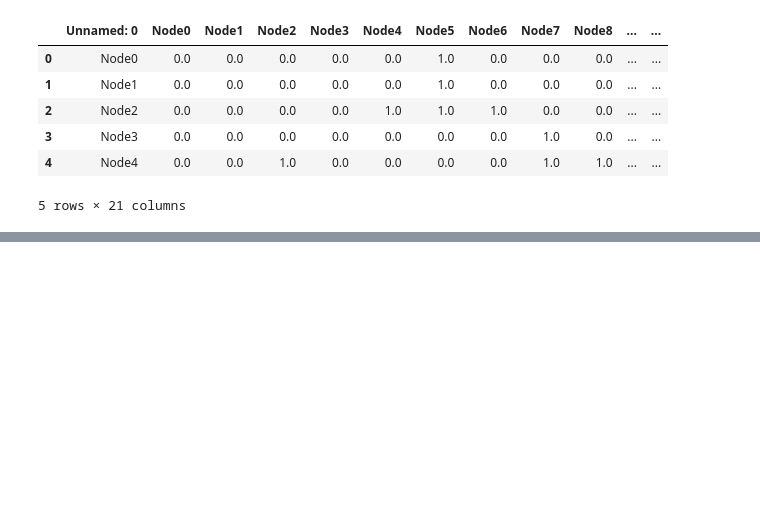
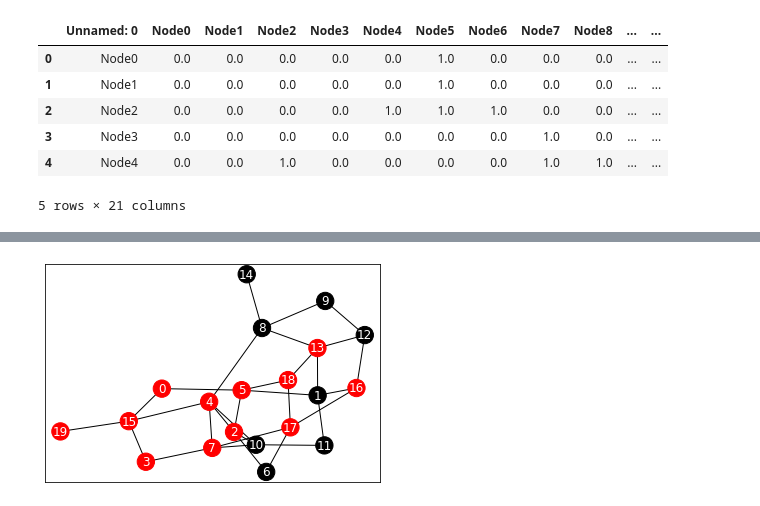
Before and after one commit to letitride/PandasDataAnalyze, a Jupyter notebook: chapter08/ch08.ipynb, the cells around one changed output, grey strips where cells are left out. Cells and saved outputs as stored; diff of their text form; code cells hidden in the pictures; blank space fills up the shorter version.

```diff
--- a/chapter08/ch08.ipynb
+++ b/chapter08/ch08.ipynb
@@ -35,0 +88,6 @@ plt.show()
+# %%
+t = 10
+nx.draw_networkx(G, font_color="w", node_color=active_node_coloring(list_timeSeries[t]))
+plt.show()
+# %% [output]
+[figure, added]
```
Also changed, not shown: parts of 5 cells of this notebook.
